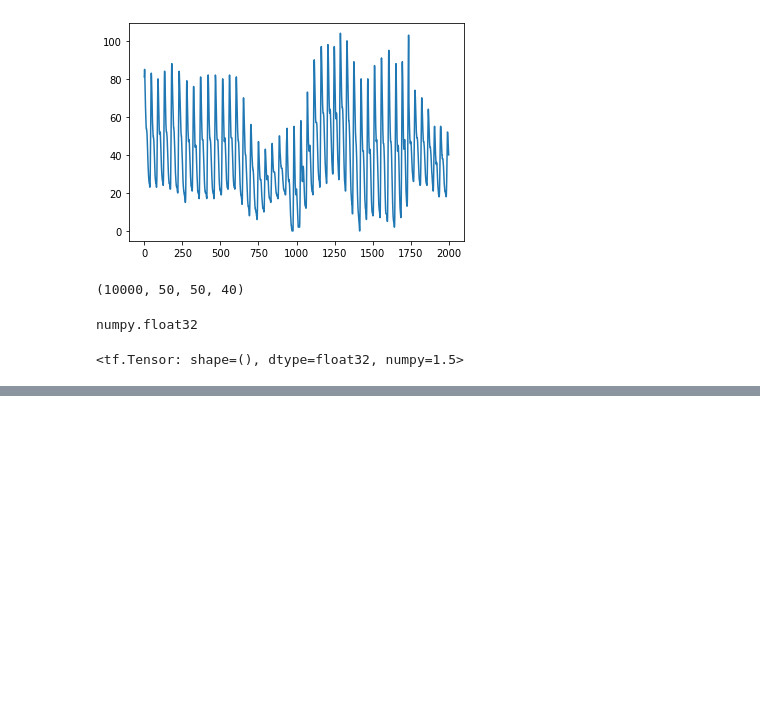
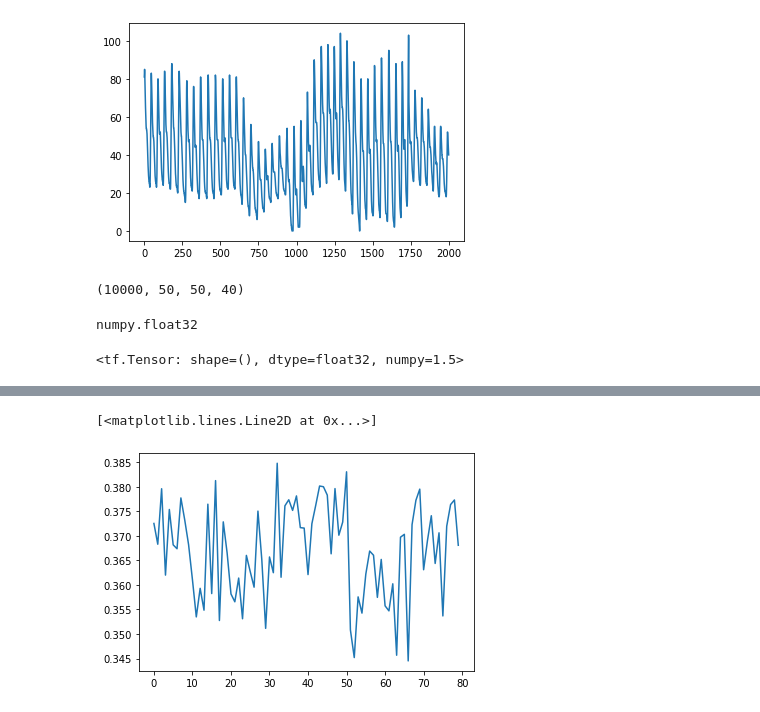
Before and after one commit to mxahan/project_rppg, a Jupyter notebook: Codes/Csv_data_read.ipynb, the cells around one changed output, grey strips where cells are left out. Drawn from its saved outputs; the diff is of its cells as text; code cells hidden in the pictures; blank space fills up the shorter version.

```diff
--- a/Codes/Csv_data_read.ipynb
+++ b/Codes/Csv_data_read.ipynb
@@ -407,6 +407,10 @@ class ConvNet(Model):
         # Apply Dropout (if is_training is False, dropout is not applied).
         self.dropout = layers.Dropout(rate=0.5)
 
+        self.fc2 = layers.Dense(1024)
+        # Apply Dropout (if is_training is False, dropout is not applied).
+        self.dropout1 = layers.Dropout(rate=0.5)
+
         # Output layer, class prediction.
         self.out = layers.Dense(num_classes)
 
@@ -420,6 +424,8 @@ class ConvNet(Model):
         x = self.flatten(x)
         x = self.fc1(x)
         x = self.dropout(x, training=is_training)
+        x = self.fc2(x)
+        x = self.dropout1(x, training=is_training)
         x = self.out(x)
 
         return x
@@ -697,0 +512,6 @@ tf.Tensor([[0. 0. 0. 0. 0. 0. 0. 1. 0. 0.]], shape=(1, 10), dtype=float32)
+# %%
+predd = neural_net(trX1)
+plt.plot(predd[0])
+# %% [output]
+[<matplotlib.lines.Line2D at 0x...>]
+[figure, added]
```
Also changed, not shown: parts of 9 cells of this notebook, 2 other files.
